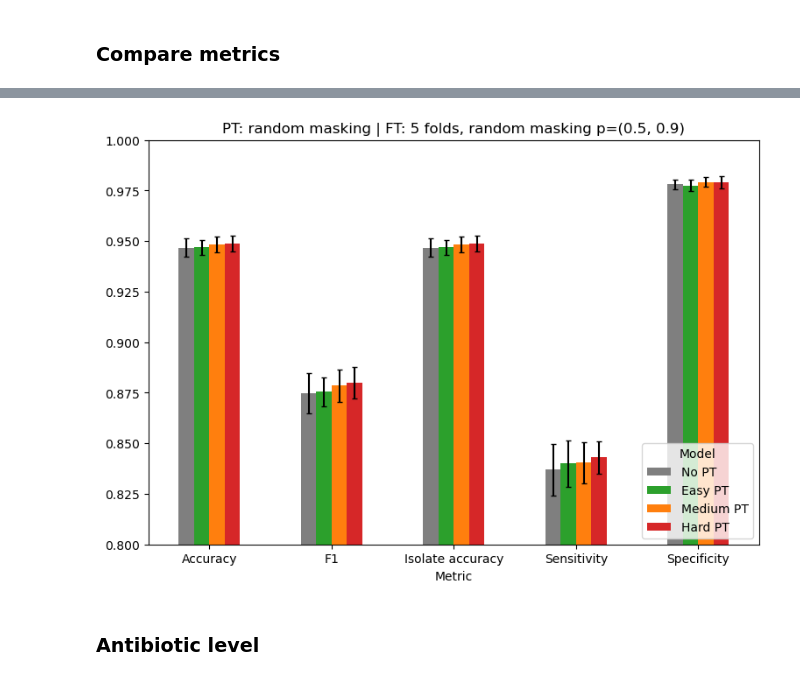
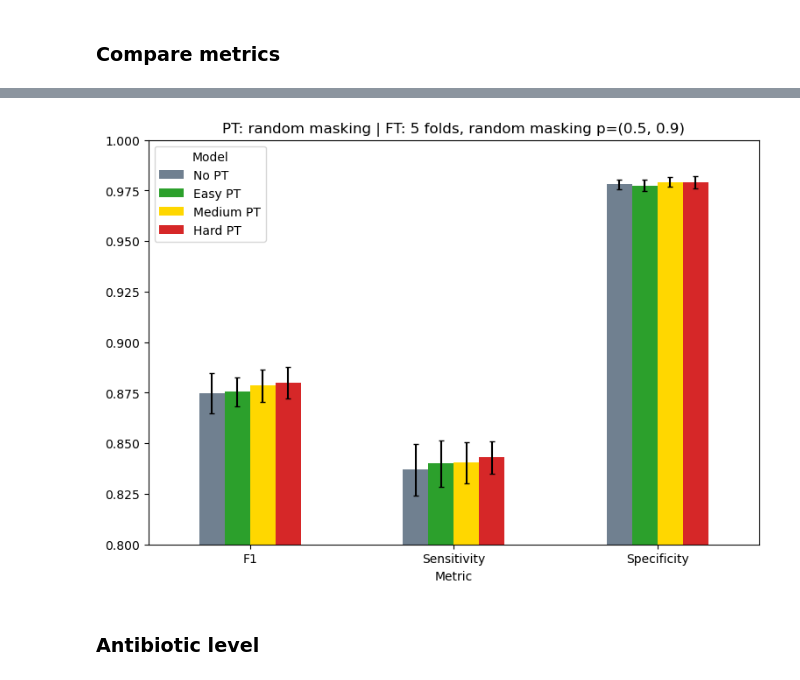
Before and after one commit to jespeols/ARFusion, a Jupyter notebook: CV_analysis.ipynb, the cells around one changed output, grey strips where cells are left out. Drawn from its saved outputs; the diff is of its cells as text; code cells hidden in the pictures.

```diff
--- a/CV_analysis.ipynb
+++ b/CV_analysis.ipynb
@@ -186,13 +266,15 @@ with open(os.path.join(BASE_DIR, 'results', 'MM', 'FT_hardPT_0.5_0.9', 'CV_resul
 # results_dict_mediumPT = pd.read_pickle(os.path.join(BASE_DIR, 'results', 'MM', 'FT_mediumPT_0.5_0.9', 'CV_results.pkl'))
 # results_dict_hardPT = pd.read_pickle(os.path.join(BASE_DIR, 'results', 'MM', 'FT_hardPT_0.5_0.9', 'CV_results.pkl'))
 model_names = ['No PT', 'Easy PT', 'Medium PT', 'Hard PT']
-colors = ['tab:gray', 'tab:green', 'tab:orange', 'tab:red']
+colors = ['slategray', 'tab:green', 'gold', 'tab:red']
 results_dict_list = [results_dict_noPT, results_dict_easyPT, results_dict_mediumPT, results_dict_hardPT]
 results_dict_noPT.keys()
 # %% [output]
 dict_keys(['train_losses', 'losses', 'accs', 'iso_accs', 'sensitivities', 'specificities', 'F1_scores', 'iso_stats', 'ab_stats'])
 # %% [markdown]
 ### Compare metrics
+# %%
+drop_metrics = ['Loss', 'Isolate accuracy', 'Accuracy']
 # %%
 df_CV_list = [get_average_and_std_df(results_dict) for results_dict in results_dict_list]
 df_CV = pd.concat(df_CV_list, keys=model_names, names=['model']).reset_index(level=1, drop=True).set_index('metric', append=True).unstack(level=0)
@@ -209,14 +291,14 @@ df_CV
 | Sensitivity | 0.836947 | 0.839979 | 0.840416 | 0.843100 | 0.012828 | 0.011381 | 0.010033 | 0.007992 |
 | Specificity | 0.978131 | 0.977496 | 0.979238 | 0.979059 | 0.002428 | 0.002831 | 0.002486 | 0.002961 |
 # %%
-df_CV.drop('Loss').plot(kind='bar', y='avg', yerr='std', rot=0, figsize=(9, 6), capsize=2, ecolor='k', color=colors)
-plt.legend(title='Model', loc='lower right')
+df_CV.drop(drop_metrics).plot(kind='bar', y='avg', yerr='std', rot=0, figsize=(9, 6), capsize=2, ecolor='k', color=colors)
+plt.legend(title='Model')
 plt.ylim(0.8, 1)
 plt.xlabel('Metric')
 plt.title('PT: random masking | FT: 5 folds, random masking p=(0.5, 0.9)')
 plt.show()
 # %% [output]
-[figure, old version]
+[figure, new version]
 # %% [markdown]
 ### Antibiotic level
 # %%
```
Also changed, not shown: parts of 63 cells of this notebook.
